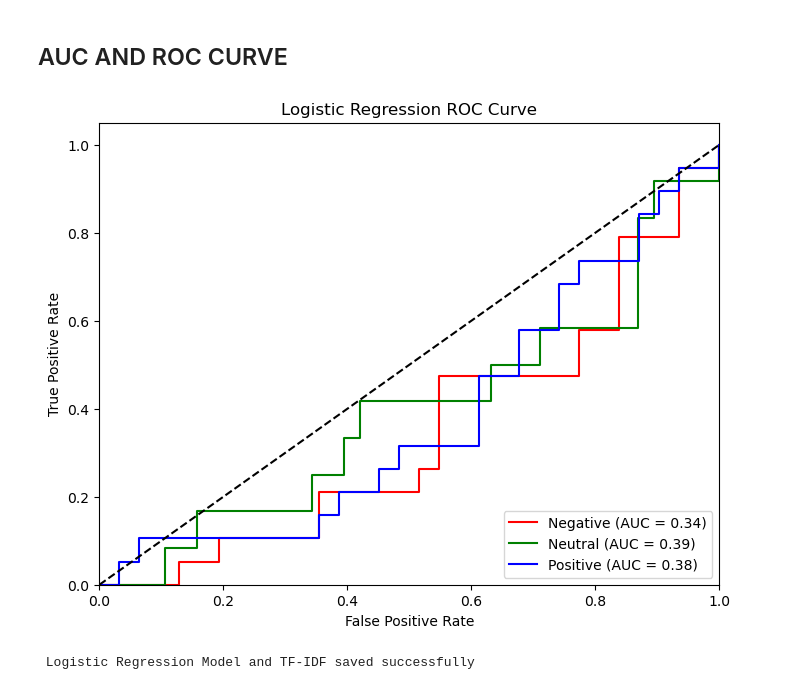
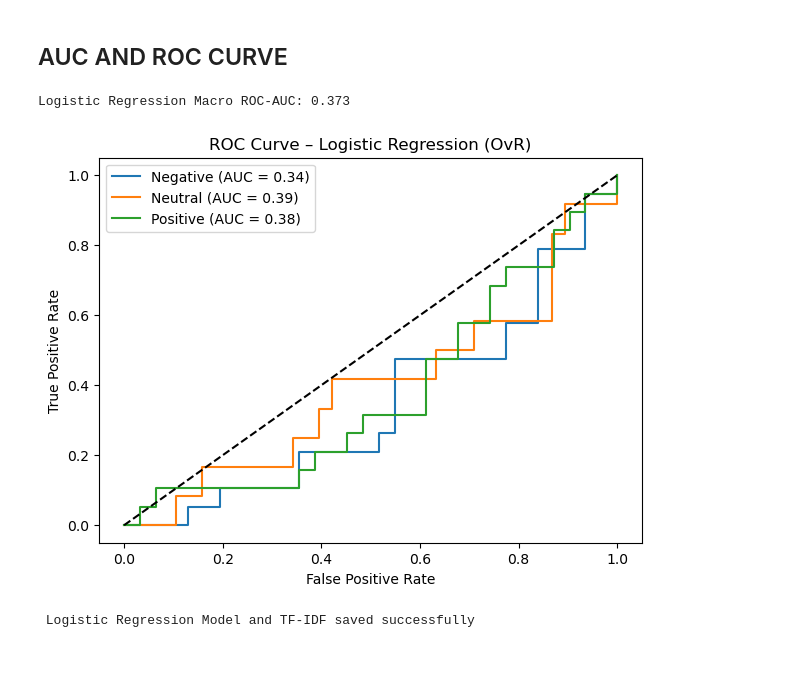
Before and after one commit to Haripriya-2310/AI-Echo-Your-Smartest-Conversational-Partner, a Jupyter notebook: AI.ipynb, the cells around one changed output. Saved outputs shown, nothing was run; the diff lists cells and outputs as text; code cells hidden in the pictures; blank space fills up the shorter version.

```diff
--- a/AI.ipynb
+++ b/AI.ipynb
@@ -548,7 +548,7 @@ memory usage: 35.3+ KB
 # %%
 # Combine title + review
 
-X = df['title'] + " " + df['review']
+X = df['review']
 y = df['sentiment_encoded']
 # %%
 X
@@ -603,8 +599,9 @@ X_train_dense = X_train_tfidf.toarray() # convert sparse to dense
 # SMOTE
 
 from imblearn.over_sampling import SMOTE
+# SMOTE
 smote = SMOTE(random_state=42)
-X_train_smote, y_train_smote = smote.fit_resample(X_train_dense, y_train)
+X_resampled, y_resampled = smote.fit_resample(X_tfidf.toarray(), y)
 # %% [markdown]
 ## MODEL TRAINING
 # %%
@@ -621,5 +624,7 @@ models = {
 # %%
 from sklearn.metrics import classification_report, confusion_matrix
+
+# Lower threshold for Neutral class to improve recall and reduce false negatives
 threshold = 0.35
 
 # Dictionary to store classification reports
@@ -641,6 +646,16 @@ for name, model in models.items():
 
     print(classification_report(y_test, y_pred, target_names=['negative','neutral','positive']))
 
+    # macro-F1 highlight
+    report = classification_report(
+        y_test, y_pred,
+        target_names=['negative','neutral','positive'],
+        output_dict=True
+    )
+
+    macro_f1 = report['macro avg']['f1-score']
+    print(f"Macro F1-score ({name}): {macro_f1:.3f}")
+
     # Compute confusion matrix
     cm = confusion_matrix(y_test, y_pred, labels=[0,1,2])
 
@@ -841,41 +923,59 @@ All model CV scores: {'Logistic Regression': np.float64(0.5316302612749114), 'Ra
 # %% [markdown]
 ## AUC AND ROC CURVE
 # %%
+from sklearn.preprocessing import label_binarize
+from sklearn.metrics import roc_auc_score, roc_curve
 import matplotlib.pyplot as plt
-from sklearn.metrics import roc_curve, auc
-from sklearn.preprocessing import label_binarize
-import numpy as np
-
-# Binarize y_test for multi-class
-y_test_bin = label_binarize(y_test, classes=[0, 1, 2])  # 0=Negative,1=Neutral,2=Positive
 
 # Fit Logistic Regression
 logreg = LogisticRegression(max_iter=1000, class_weight='balanced', random_state=42)
 logreg.fit(X_train_smote, y_train_smote)
 
-# Get predicted probabilities
-y_probs = logreg.predict_proba(X_test_tfidf)
+# Predict probabilities
+y_prob = logreg.predict_proba(X_test_tfidf)
+
+# Binarize true labels for multiclass ROC
+y_test_bin = label_binarize(y_test, classes=[0, 1, 2])
+
+# Macro-average ROC-AUC
+macro_auc = roc_auc_score(
+    y_test_bin,
+    y_prob,
+    average="macro",
+    multi_class="ovr"
+)
+
+print(f"Logistic Regression Macro ROC-AUC: {macro_auc:.3f}")
 
 # Plot ROC curve for each class
-plt.figure(figsize=(8,6))
-colors = ['red', 'green', 'blue']
-classes = ['Negative','Neutral','Positive']
+fpr = {}
+tpr = {}
+roc_auc = {}
+
+class_names = ['Negative', 'Neutral', 'Positive']
 
 for i in range(3):
-    fpr, tpr, _ = roc_curve(y_test_bin[:, i], y_probs[:, i])
-    roc_auc = auc(fpr, tpr)
-    plt.plot(fpr, tpr, color=colors[i], label=f"{classes[i]} (AUC = {roc_auc:.2f})")
+    fpr[i], tpr[i], _ = roc_curve(y_test_bin[:, i], y_prob[:, i])
+    roc_auc[i] = roc_auc_score(y_test_bin[:, i], y_prob[:, i])
 
-plt.plot([0,1], [0,1], 'k--')  # diagonal line
-plt.xlim([0.0, 1.0])
-plt.ylim([0.0, 1.05])
-plt.xlabel('False Positive Rate')
-plt.ylabel('True Positive Rate')
-plt.title('Logistic Regression ROC Curve')
-plt.legend(loc='lower right')
+plt.figure(figsize=(7,5))
+
+for i in range(3):
+    plt.plot(
+        fpr[i],
+        tpr[i],
+        label=f"{class_names[i]} (AUC = {roc_auc[i]:.2f})"
+    )
+
+plt.plot([0,1], [0,1], 'k--')
+plt.xlabel("False Positive Rate")
+plt.ylabel("True Positive Rate")
+plt.title("ROC Curve – Logistic Regression (OvR)")
+plt.legend()
 plt.show()
 # %% [output]
+Logistic Regression Macro ROC-AUC: 0.373
-[figure, old version]
+[figure, new version]
 # %%
 import pickle
 
```
Also changed, not shown: parts of 18 cells of this notebook, 2 other files.
